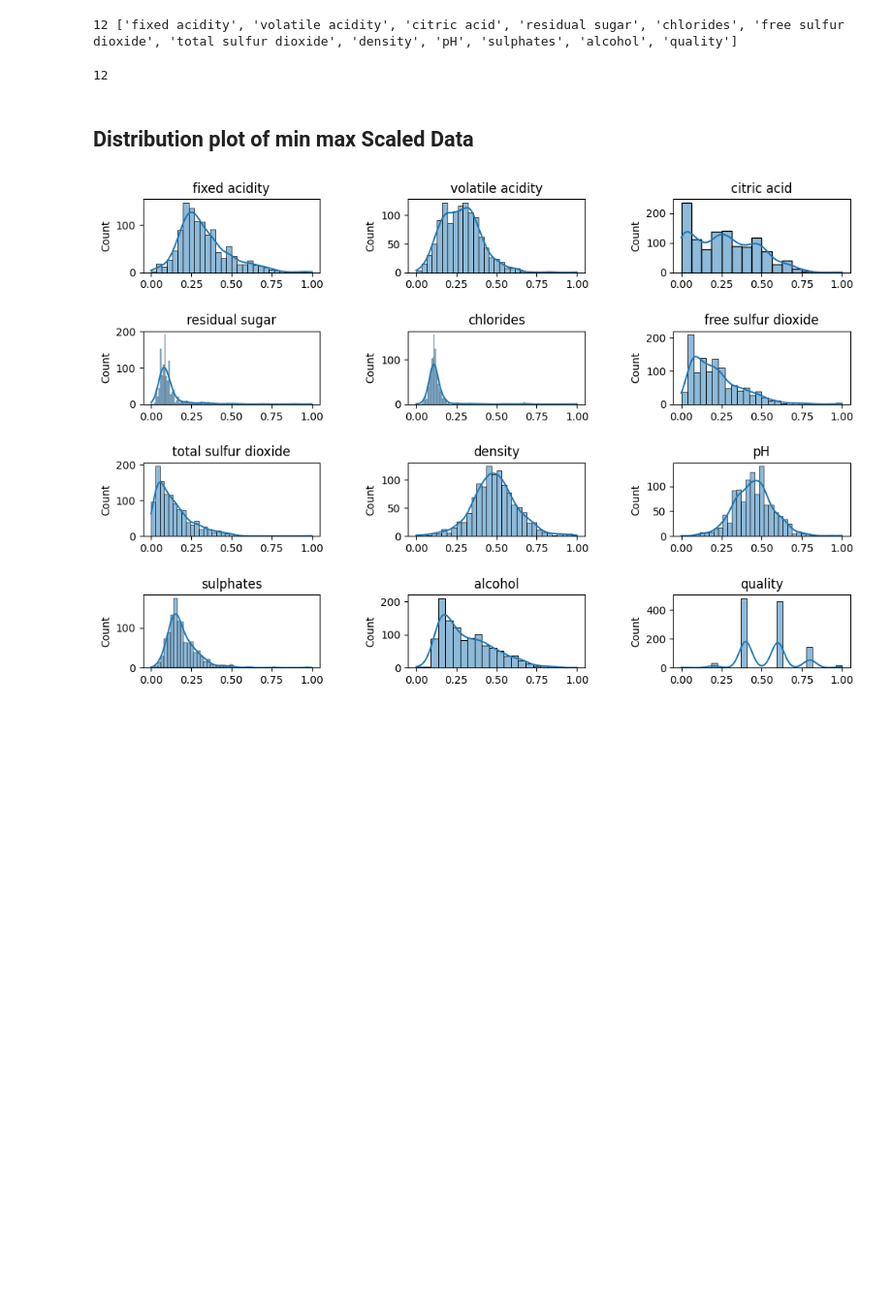
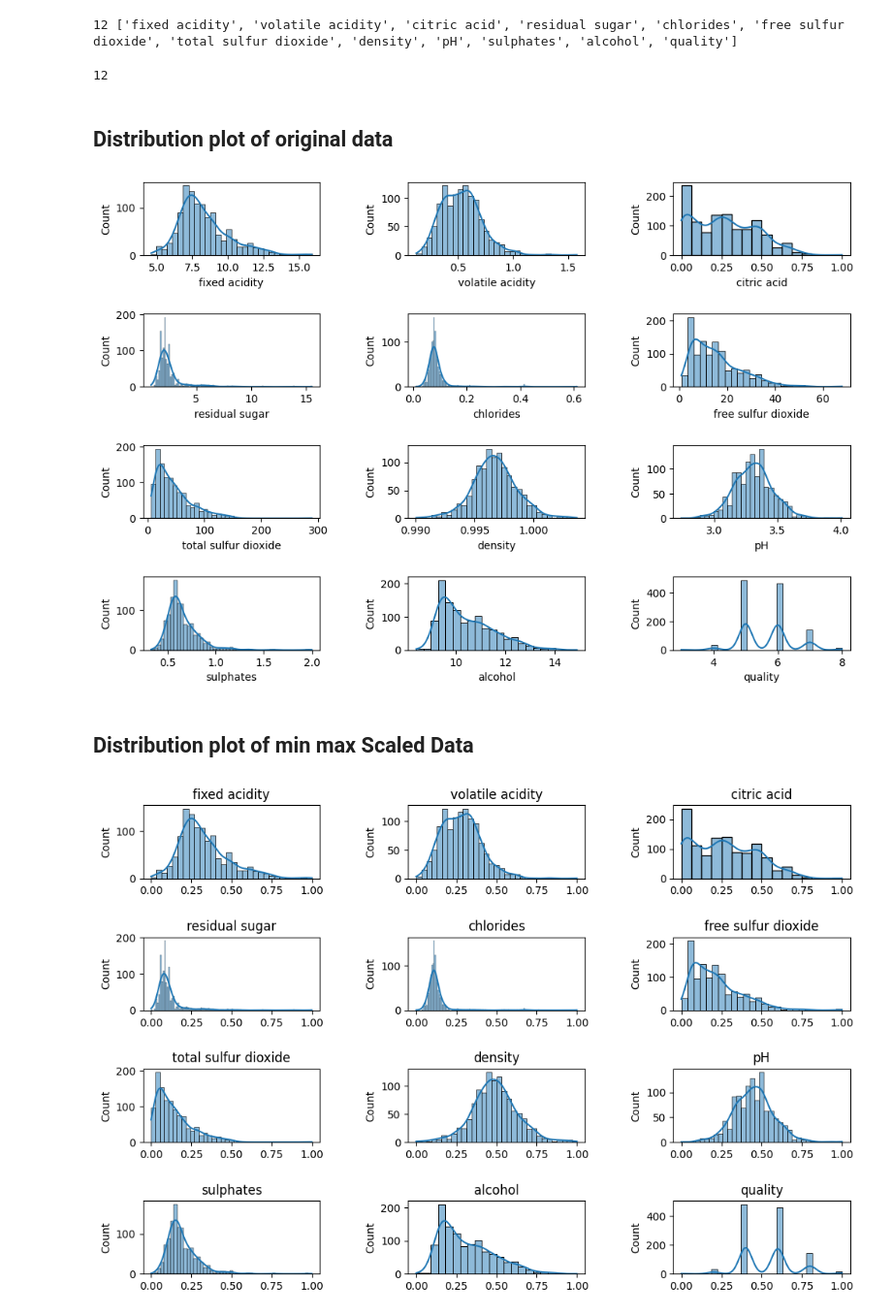
Before and after one commit to NirajanBekoju/Wine-Quality-Classification, a Jupyter notebook: Model Development/EDA.ipynb, the cells around one changed output. Shown at 97% size. Drawn from its saved outputs; the diff is of its cells as text; code cells hidden in the pictures; blank space fills up the shorter version.

Commit message:
EDA corr, distribution completed and frontend minor issue of list indexing fixed

```diff
--- a/Model Development/EDA.ipynb
+++ b/Model Development/EDA.ipynb
@@ -156,6 +124,24 @@ print(len(column_names), column_names)
 len(transformed_data[0])
 # %% [output]
 12
+# %% [markdown]
+## Distribution plot of original data
+# %%
+NUM_ROWS = 4
+NUM_COLS = 3
+fig, axs = plt.subplots(NUM_ROWS, NUM_COLS)
+fig.set_size_inches(12, 8)
+fig.subplots_adjust(wspace = 0.5, hspace = 0.8)
+
+for row in range(NUM_ROWS):
+  for col in range(NUM_COLS):
+    ax = axs[row][col]
+    sns.histplot(df[column_names[NUM_COLS * row + col]], ax = ax, kde = True)
+    # ax.set_title(column_names[NUM_COLS * row + col])
+
+plt.show()
+# %% [output]
+[figure, added]
 # %% [markdown]
 ## Distribution plot of min max Scaled Data
 # %%
```
Also changed, not shown: parts of 14 cells of this notebook, 3 other files.
